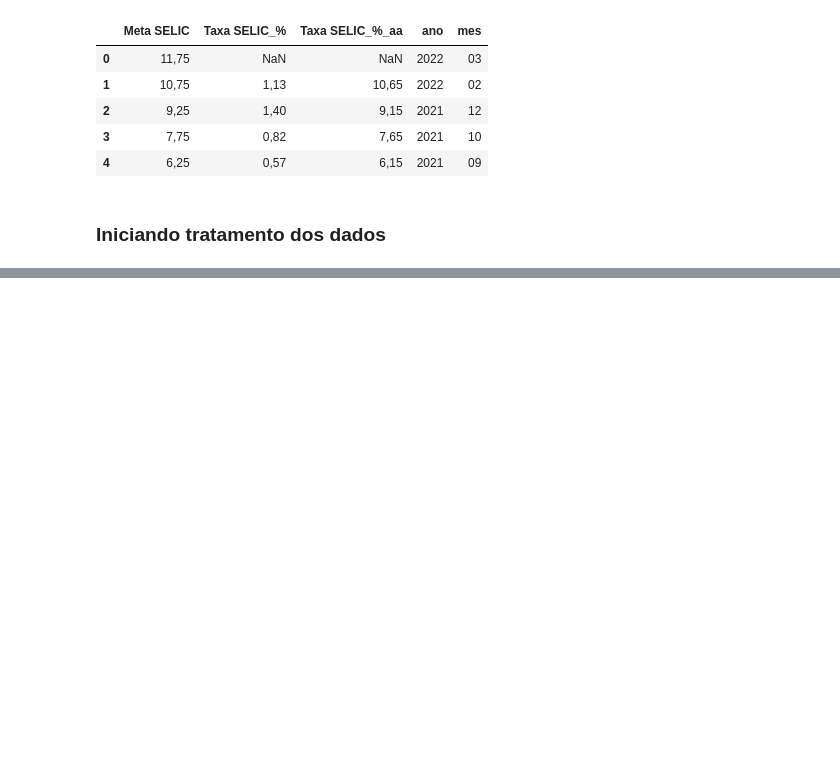
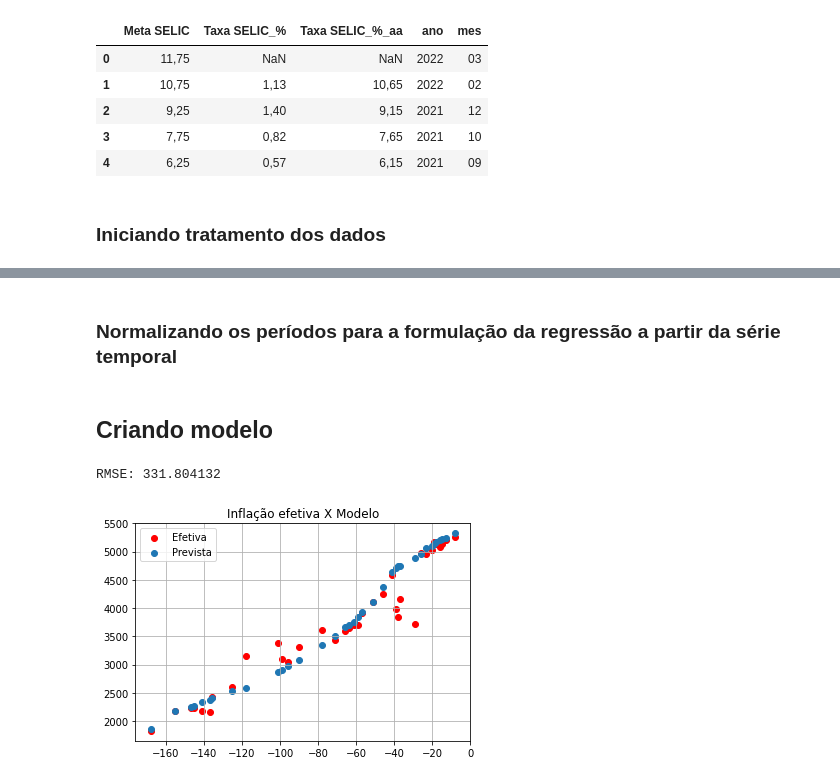
Before and after one commit to JV-Nunes/IPCA_predict, a Jupyter notebook: model/model.ipynb, the cells around one changed output, grey strips where cells are left out. Drawn from its saved outputs; the diff is of its cells as text; code cells hidden in the pictures; blank space fills up the shorter version.

Commit message:
feature(model): finalizing model

```diff
--- a/model/model.ipynb
+++ b/model/model.ipynb
@@ -127,0 +131,2 @@ ModuleNotFoundError: No module named 'xgboost'
+# %% [markdown]
+### Normalizando os períodos para a formulação da regressão a partir da série temporal
@@ -127,0 +135,2 @@ ModuleNotFoundError: No module named 'xgboost'
+# %% [markdown]
+## Criando modelo
@@ -127,0 +142,2 @@ ModuleNotFoundError: No module named 'xgboost'
+# %%
+X, y = ipca_exp_jur[['variacao_mensal_ipca','exp_media_inflacao', 'meta_selic', 'taxa_s_%', 'taxa_s_aa', 't']], ipca_exp_jur[['indice']]
@@ -127,0 +146,25 @@ ModuleNotFoundError: No module named 'xgboost'
+# %%
+X_train, X_test, y_train, y_test = train_test_split(X, y, test_size=0.2, random_state=123)
+# %%
+xg_reg = xgb.XGBRegressor(objective ='reg:squarederror', colsample_bytree = 0.6, learning_rate = 0.3,
+                max_depth = 9, alpha = 16, n_estimators = 12)
+# %%
+xg_reg.fit(X_train,y_train)
+
+preds = xg_reg.predict(X_test)
+# %%
+rmse = np.sqrt(mean_squared_error(y_test, preds))
+print("RMSE: %f" % (rmse))
+# %% [output]
+RMSE: 331.804132
+# %%
+import matplotlib.pyplot as plt
+
+plt.scatter(X_test.t, preds, color='r', label='Efetiva')
+plt.scatter(X_test.t,y_test.indice, label='Prevista')
+plt.title('Inflação efetiva X Modelo')
+plt.grid()
+plt.legend()
+plt.show()
+# %% [output]
+[figure, added]
```
Also changed, not shown: parts of 8 cells of this notebook, 1 other file.
